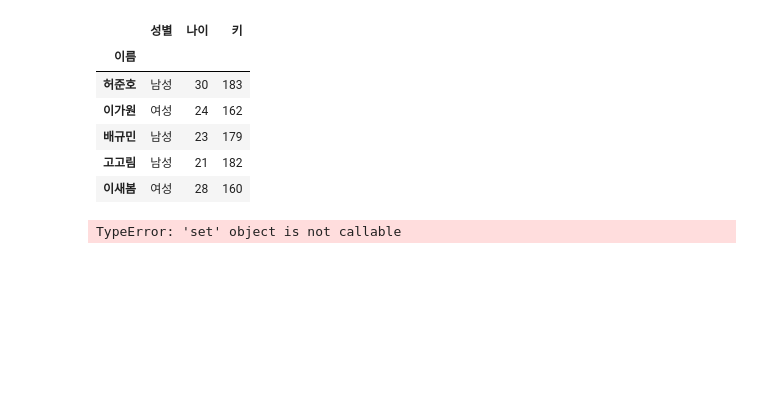
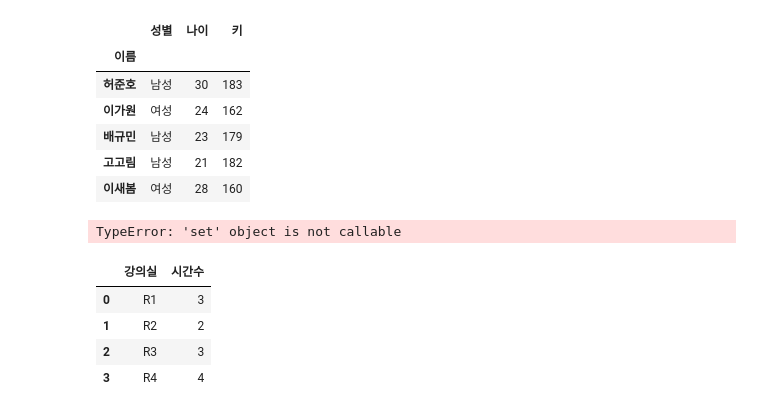
Before and after one commit to hj-1006/hj_pyton_study, a Jupyter notebook: 넘파이와_판다스.ipynb, the cells around one changed output. Saved outputs shown, nothing was run; the diff lists cells and outputs as text; code cells hidden in the pictures; blank space fills up the shorter version.

```diff
--- a/넘파이와_판다스.ipynb
+++ b/넘파이와_판다스.ipynb
@@ -479,3 +481,29 @@ new_df = pd.merge(mean_by_gender, std_by_gender)
 new_df
 # %% [output]
 TypeError: 'set' object is not callable
+# %%
+col_names= ['과목번호','과목명','강의실','시간수']
+list1 = list([['C1','인공지능개론','R1',3],
+              ['C2','웃음치료','R2',2],
+              ['C3','경영학','R3',3],
+              ['C4','3D 디자인','R4',4],
+              ['C5','스포츠경영','R2',2],
+              ['C6','예술의 세계','R3',1],
+              ])
+import pandas as pd
+df = pd.DataFrame(list1,columns=col_names)
+df.to_csv('./timetable.csv',header=True,index=False,encoding='utf-8')
+
+df2 = pd.read_csv('./timetable.csv',sep=',')
+df2['교수'] = ['김예희','오정현','인세훈','이새봄','배유진','이가원']
+df2
+
+max_hour = df2.groupby(by=['강의실'],as_index=False)['시간수'].max()
+
+max_hour
+# %% [output]
+|  | 강의실 | 시간수 |
+| 0 | R1 | 3 |
+| 1 | R2 | 2 |
+| 2 | R3 | 3 |
+| 3 | R4 | 4 |
```
Also changed, not shown: parts of 1 cell of this notebook.
